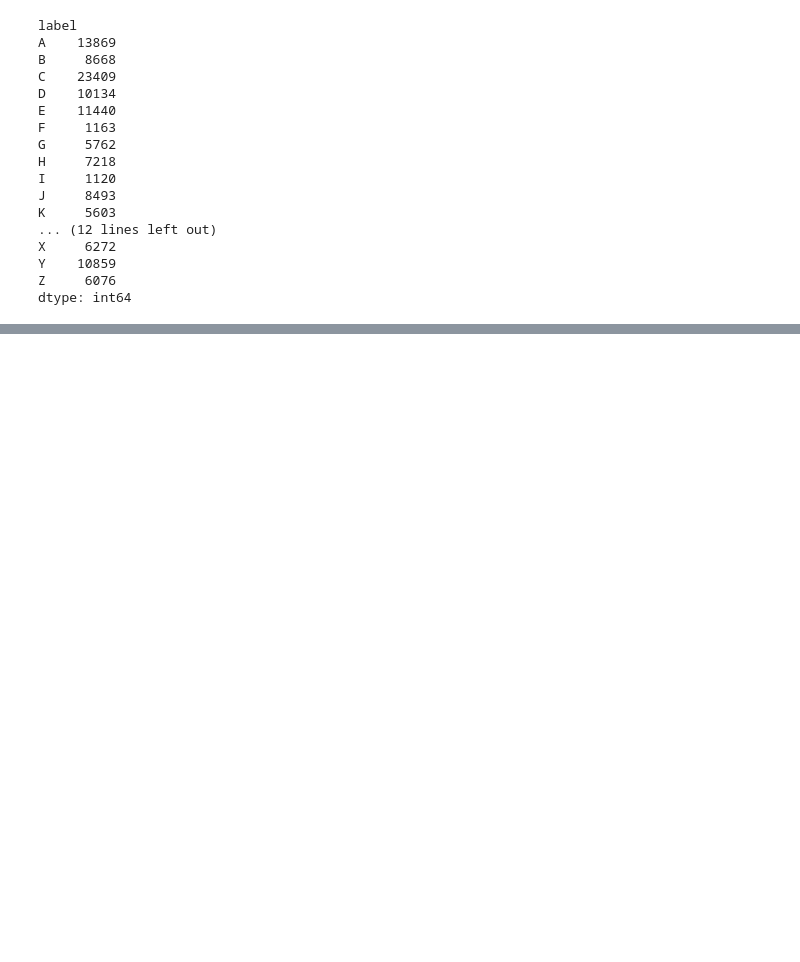
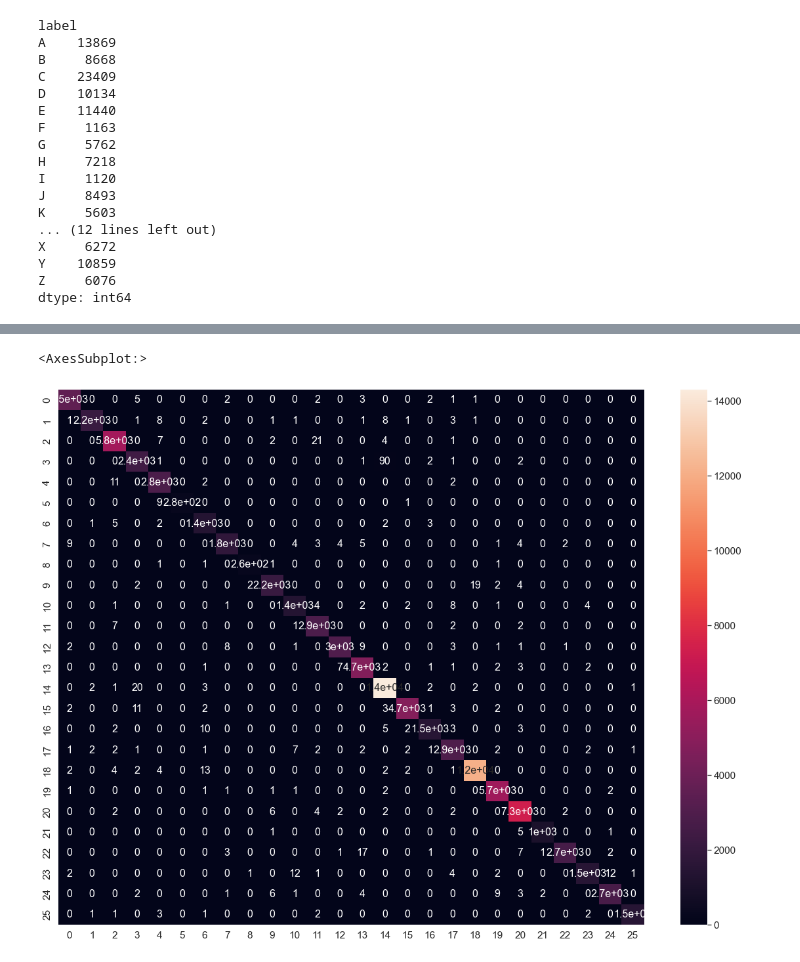
Before and after one commit to Bandabou/CNN-letter-classification, a Jupyter notebook: CNN.ipynb, the cells around one changed output, grey strips where cells are left out. Drawn from its saved outputs; the diff is of its cells as text; code cells hidden in the pictures; blank space fills up the shorter version.

```diff
--- a/CNN.ipynb
+++ b/CNN.ipynb
@@ -143,0 +194,10 @@ print(X_train)
+# %%
+cm=confusion_matrix(y_test.argmax(axis=1),cnn.predict(X_test).argmax(axis=1))
+df_cm = pd.DataFrame(cm, range(26),
+                  range(26))
+plt.figure(figsize = (20,15))
+sns.set(font_scale=1.4)#for label size
+sns.heatmap(df_cm, annot=True,annot_kws={"size": 16})# font size
+# %% [output]
+<AxesSubplot:>
+[figure, added]
```
Also changed, not shown: parts of 10 cells of this notebook, 1 other file.
